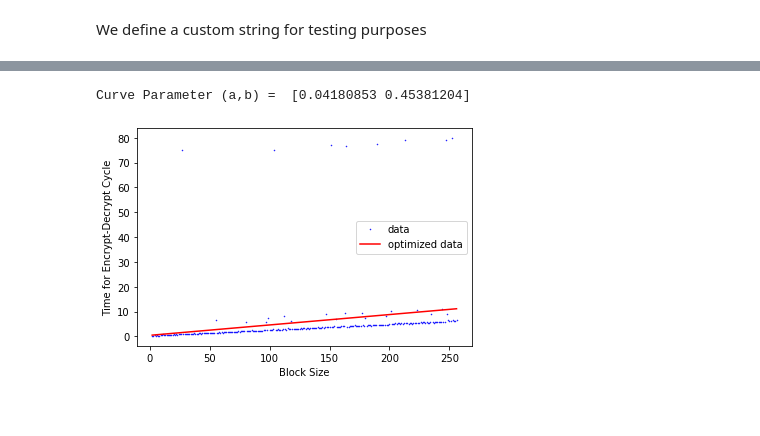
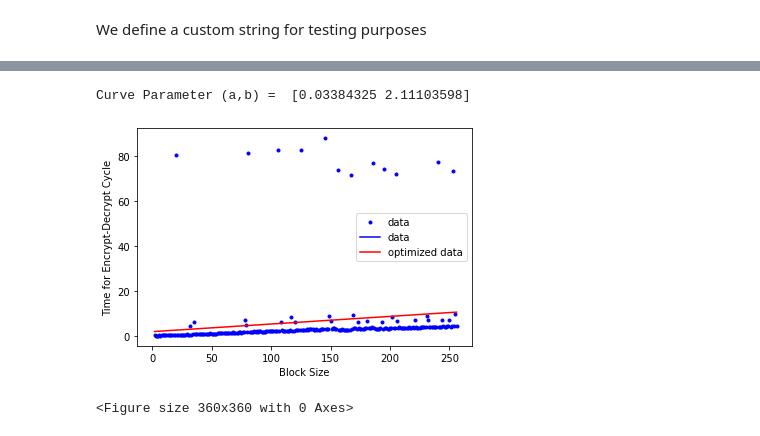
Before and after one commit to awnonbhowmik/MES, a Jupyter notebook: MES_benchmarks.ipynb, the cells around one changed output, grey strips where cells are left out. Cells and saved outputs as stored; diff of their text form; code cells hidden in the pictures.

```diff
--- a/MES_benchmarks.ipynb
+++ b/MES_benchmarks.ipynb
@@ -169,22 +169,24 @@ plt.show()
 # %%
 from scipy import optimize
 
 def test_func(x, a, b):
     return x*a+b
 
-param, param_cov = optimize.curve_fit(test_func, x, t_lst)
+param, param_cov = optimize.curve_fit(test_func, x, t_lst,p0=[2,2])
 print('Curve Parameter (a,b) = ',param)
 ans = (param[0]*x+param[1])
 
-plt.plot(x, t_lst,'.', color ='blue', label ="data",markersize=1)
-plt.plot(x, ans, '-', color ='red', label ="optimized data")
+plt.plot(x, t_lst,'.',0.5, color ='blue', label ="data")
+plt.plot(x, ans,'-', color ='red', label ="optimized data")
 plt.xlabel('Block Size')
 plt.ylabel('Time for Encrypt-Decrypt Cycle')
 plt.legend()
+plt.figure(figsize=(5,5))
 plt.show()
 # %% [output]
-Curve Parameter (a,b) =  [0.04180853 0.45381204]
+Curve Parameter (a,b) =  [0.03384325 2.11103598]
-[figure, old version]
+[figure, new version]
+<Figure size 360x360 with 0 Axes>
 # %%
 plt.plot(x, t_lst)
 plt.xlabel('Block Size')
```
Also changed, not shown: parts of 3 cells of this notebook.
